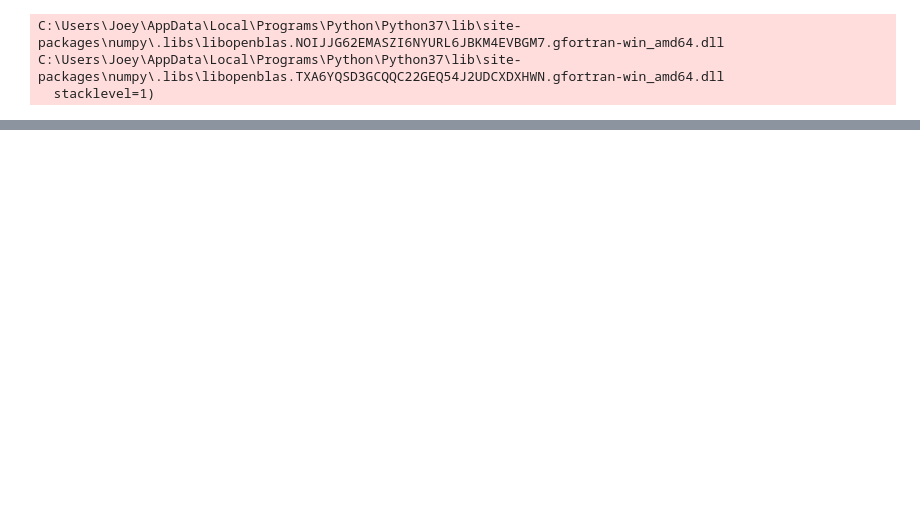
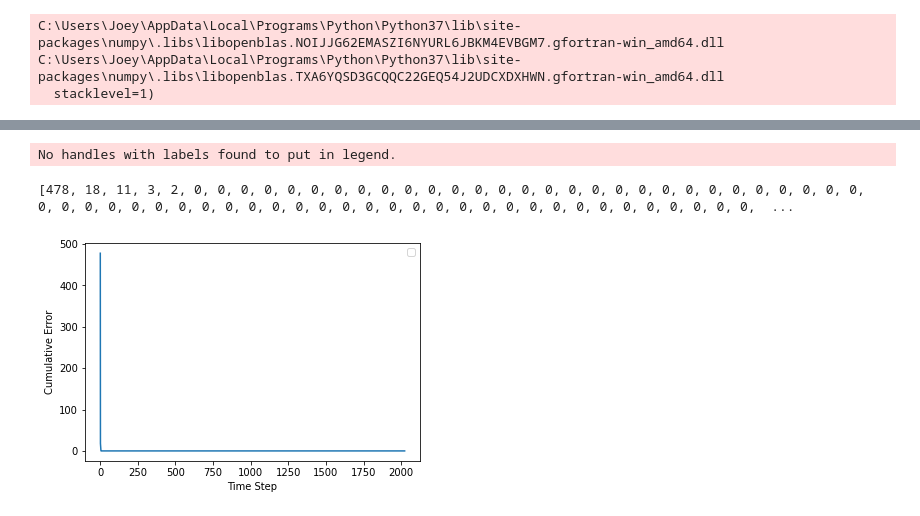
Before and after one commit to JoeMuff999/UAM-Planning-Toolkit, a Jupyter notebook: realtime_traffic_sim_data_collection.ipynb, the cells around one changed output, grey strips where cells are left out. Drawn from its saved outputs; the diff is of its cells as text; code cells hidden in the pictures; blank space fills up the shorter version.

```diff
--- a/realtime_traffic_sim_data_collection.ipynb
+++ b/realtime_traffic_sim_data_collection.ipynb
@@ -507,23 +510,26 @@ completed_states = completed_states_per_tau_per_freq[1][0]
 percent_valid = [0 for i in range(len(completed_states[0]))]
 percent_valid_per_tau = [copy.copy(percent_valid) for i in range(TAU_MAX)]
 wrong_towers_per_tau = [copy.copy(percent_valid) for i in range(TAU_MAX)]
-
+wrong_tower_per_tau_over_time = [0 for i in range(len(completed_states[0][0]))]
 number_requests_per_TAU = [0 for i in range(len(completed_states[0]))]
 # print(completed_states[0][0])
 # print(completed_states_per_tau_per_freq[1][0][0][0][0]) freq, something, tau, tower, state
+states_per_tau = [0 for i in range(TAU_MAX)]
 for tau,completed in enumerate(completed_states):
     for index, com in enumerate(completed):
         for state in com:
             if("VALID" in state.labels):
                 percent_valid_per_tau[tau][index] += 1
+            states_per_tau[tau] += 1
             for req in state.request_vector:
                 if req == 'wrong_tower':
                      wrong_towers_per_tau[tau][index] += 1
+                     wrong_tower_per_tau_over_time[index] += 1
 
 print(completed_states[0][0])
 sums = [sum(i) for i in wrong_towers_per_tau]
 print(sums)
-other_sums = [sum(i) for i in percent_valid_per_tau]
+other_sums = [sum(i)/states_per_tau[tau] for tau, i in enumerate(percent_valid_per_tau)]
 print(other_sums)
 
 
@@ -542,32 +564,38 @@ KeyError: 1
 # %%
 '''
 More data processing
 '''
 # sum up the negative costs for the tower (get total expiration value)
 cost_per_tau_over_time = [[] for i in range(TAU_MAX)]
 for index,tau in enumerate(completed_states):
     sum_cost = 0
     for time_step in range(len(completed_states[0][0])):
         for tower in tau:
             for expiration in tower[time_step].time_vector:
                 if expiration < 0:
                     sum_cost -= expiration
 #                     sum_cost +=1
         cost_per_tau_over_time[index].append(sum_cost)
 cost_per_tau_over_time = cost_per_tau_over_time
 '''
 first plot:
 cummulative expiration cost vs. time step
 label with periods of high traffic and low traffic
 do a line per tau
 '''
 x = [i+1 for i in range(len(completed_states[0][0]))]
-for tau_num, tau in enumerate(cost_per_tau_over_time):
-    plt.plot(x, tau, label = "TAU = " + str(tau_num))
+print(wrong_tower_per_tau_over_time)
+plt.plot(x, wrong_tower_per_tau_over_time)
+# for tau_num, tau in enumerate(cost_per_tau_over_time):
+#     plt.plot(x, tau, label = "TAU = " + str(tau_num))
 plt.legend()
 plt.xlabel('Time Step')
 plt.ylabel('Cumulative Error')
 plt.show()
+# %% [output]
+No handles with labels found to put in legend.
+[478, 18, 11, 3, 2, 0, 0, 0, 0, 0, 0, 0, 0, 0, 0, 0, 0, 0, 0, 0, 0, 0, 0, 0, 0, 0, 0, 0, 0, 0, 0, 0, 0, 0, 0, 0, 0, 0, 0, 0, 0, 0, 0, 0, 0, 0, 0, 0, 0, 0, 0, 0, 0, 0, 0, 0, 0, 0, 0, 0, 0, 0, 0, 0, 0,  ...
+[figure, added]
 # %%
 '''
 second plot:
```
Also changed, not shown: parts of 9 cells of this notebook, 7 other files.
